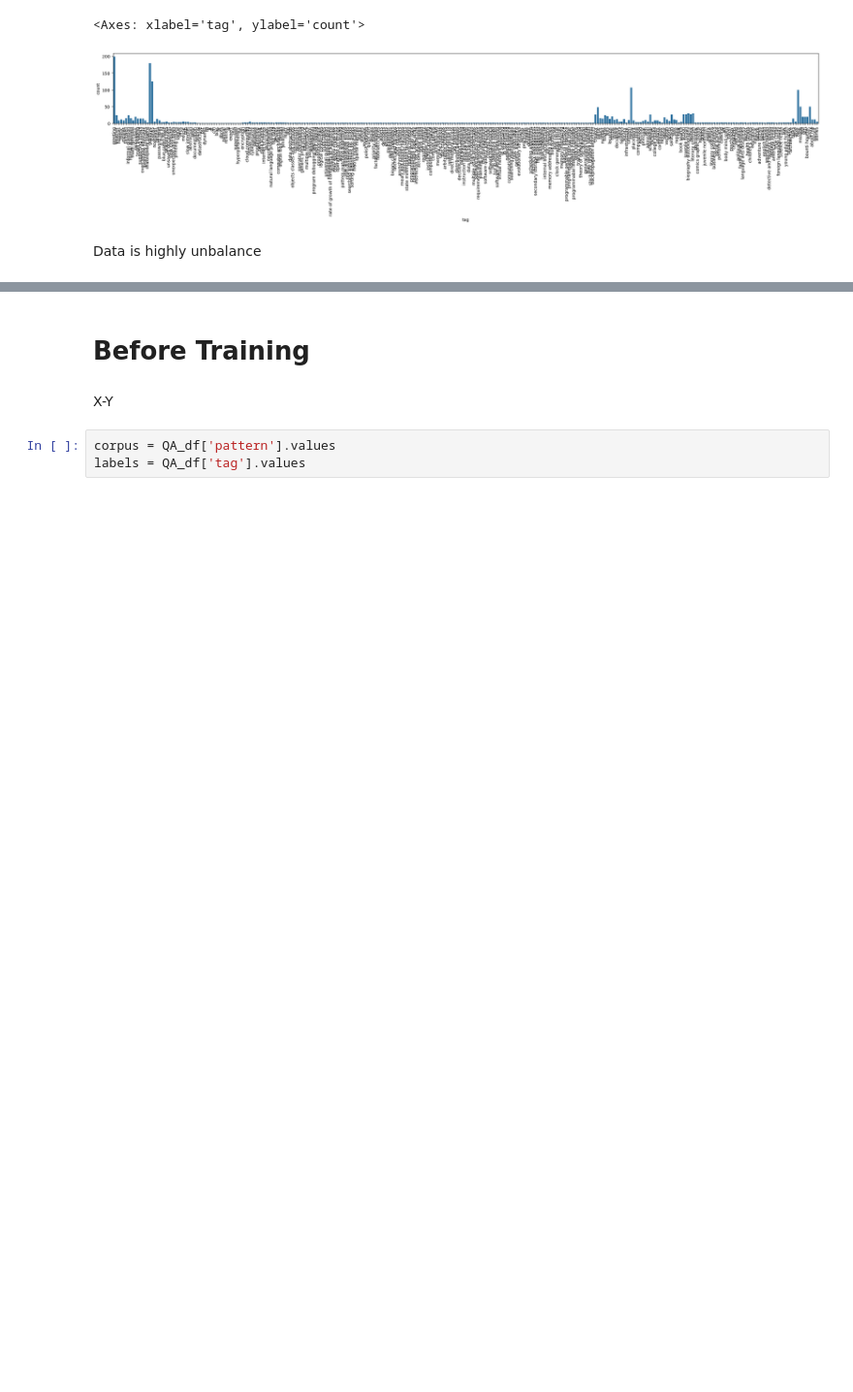
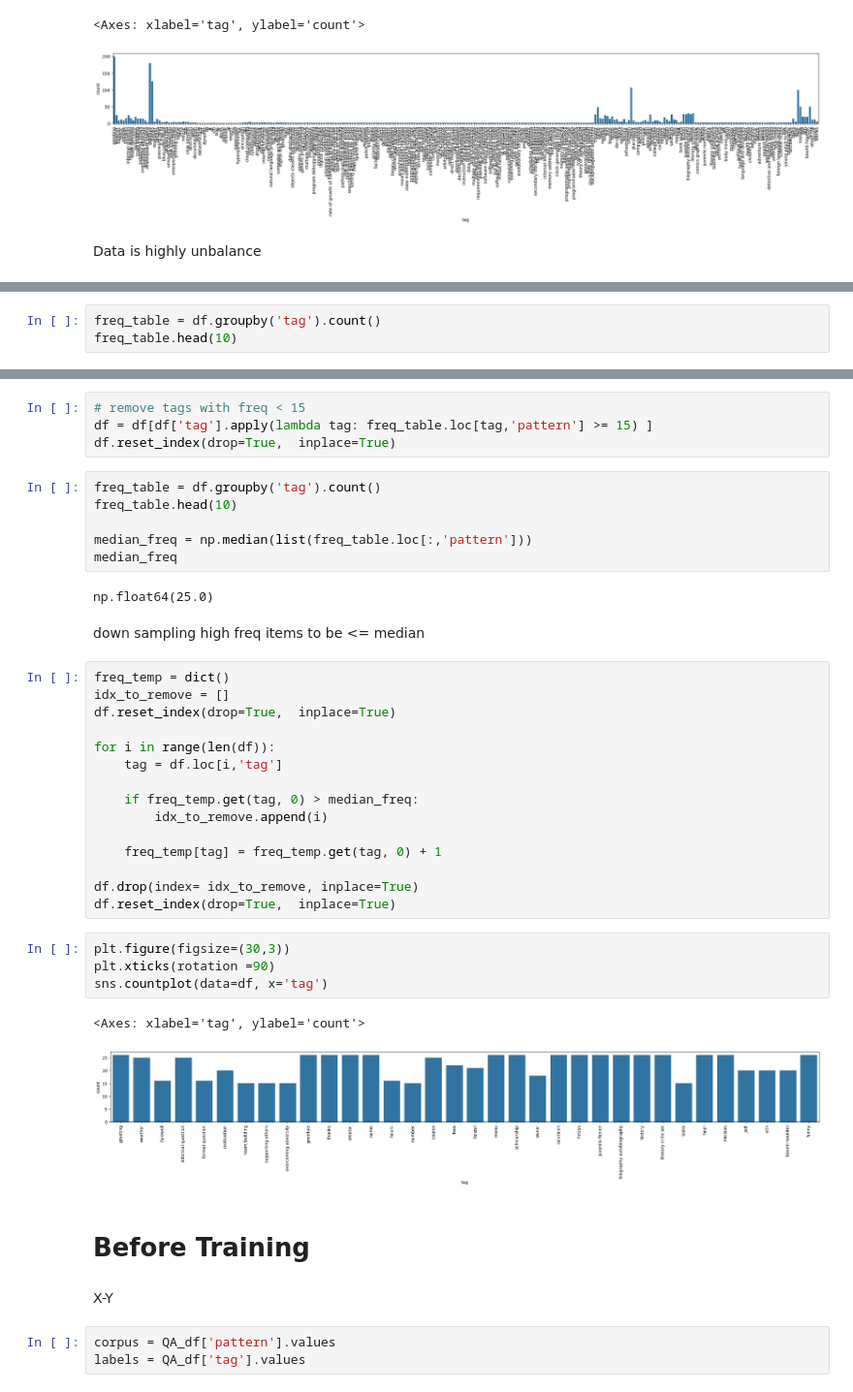
Before and after one commit to YosefSamy019/DEPI_graduation_project, a Jupyter notebook: simple_chatbot_code/chatbot.ipynb, the cells around one changed output, grey strips where cells are left out. Shown at 97% size. Cells and saved outputs as stored; diff of their text form; blank space fills up the shorter version.

```diff
--- a/simple_chatbot_code/chatbot.ipynb
+++ b/simple_chatbot_code/chatbot.ipynb
@@ -240,0 +243,3 @@ Data is highly unbalance
+# %%
+freq_table = df.groupby('tag').count()
+freq_table.head(10)
@@ -241,3 +259,39 @@ Data is highly unbalance
+# %%
+# remove tags with freq < 15
+df = df[df['tag'].apply(lambda tag: freq_table.loc[tag,'pattern'] >= 15) ]
+df.reset_index(drop=True,  inplace=True)
+# %%
+freq_table = df.groupby('tag').count()
+freq_table.head(10)
+
+median_freq = np.median(list(freq_table.loc[:,'pattern']))
+median_freq
+# %% [output]
+np.float64(25.0)
+# %% [markdown]
+down sampling high freq items to be <= median
+# %%
+freq_temp = dict()
+idx_to_remove = []
+df.reset_index(drop=True,  inplace=True)
+
+for i in range(len(df)):
+    tag = df.loc[i,'tag']
+
+    if freq_temp.get(tag, 0) > median_freq:
+        idx_to_remove.append(i)
+
+    freq_temp[tag] = freq_temp.get(tag, 0) + 1
+
+df.drop(index= idx_to_remove, inplace=True)
+df.reset_index(drop=True,  inplace=True)
+# %%
+plt.figure(figsize=(30,3))
+plt.xticks(rotation =90)
+sns.countplot(data=df, x='tag')
+# %% [output]
+<Axes: xlabel='tag', ylabel='count'>
+[figure, added]
 # %% [markdown]
 # Before Training
 # %% [markdown]
```
Also changed, not shown: parts of 8 cells of this notebook, 7 other files.
